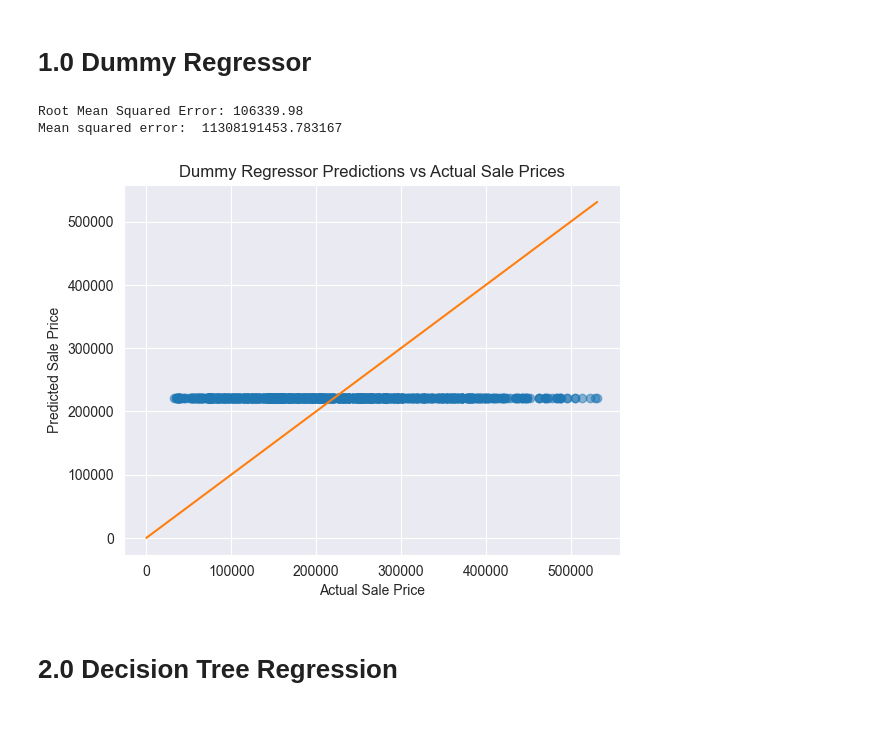
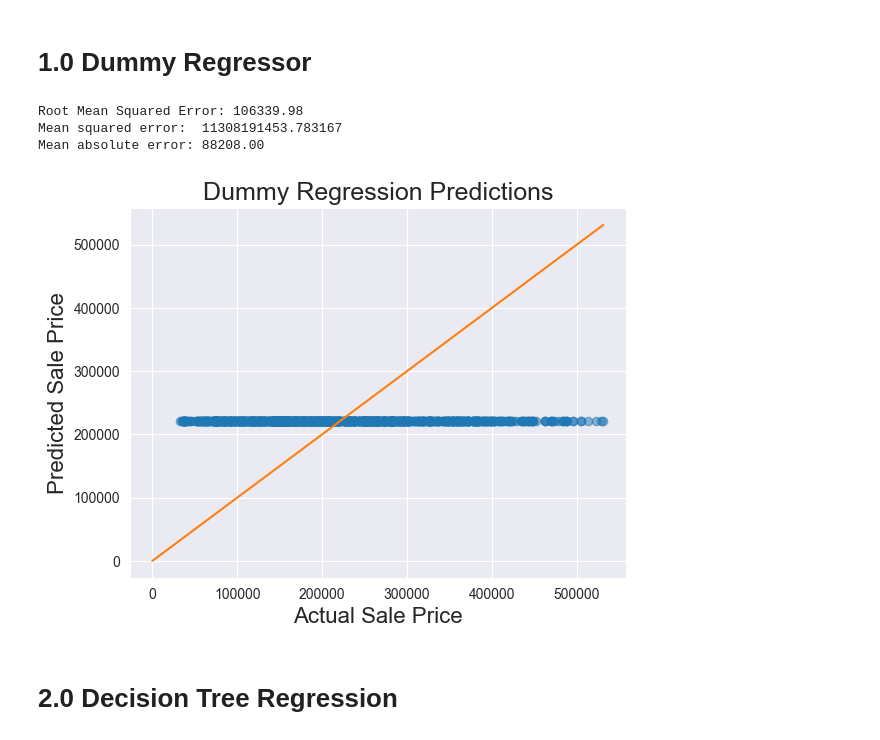
Before and after one commit to MJ-Peters/INAI-Property-Value-Prediction-Coursework, a Jupyter notebook: Coursework Question One.ipynb, the cells around one changed output. Drawn from its saved outputs; the diff is of its cells as text; code cells hidden in the pictures.

```diff
--- a/Coursework Question One.ipynb
+++ b/Coursework Question One.ipynb
@@ -93,28 +93,31 @@ dummy_y_pred = dummy_regressor.predict(x_test)
 # Evaluating the model using mean squared error and root mean squared error
 dummy_mse = mean_squared_error(y_test, dummy_y_pred)
 dummy_rmse = np.sqrt(dummy_mse)
+dummy_mae = mean_absolute_error(y_test, dummy_y_pred)
 
 print("Root Mean Squared Error: {:.2f}".format(dummy_rmse))
 print("Mean squared error: ", dummy_mse)
+print("Mean absolute error: {:.2f}".format(dummy_mae))
 # %% [output]
 Root Mean Squared Error: 106339.98
 Mean squared error:  11308191453.783167
+Mean absolute error: 88208.00
 # %%
 # Scatter plot for predicted vs actual sale prices
 plt.scatter(y_test, dummy_y_pred, alpha=0.5, c="tab:blue")
 
 # Labels and title
-plt.xlabel("Actual Sale Price")
-plt.ylabel("Predicted Sale Price")
-plt.title("Dummy Regressor Predictions vs Actual Sale Prices")
+plt.xlabel("Actual Sale Price", fontsize=16)
+plt.ylabel("Predicted Sale Price", fontsize=16)
+plt.title("Dummy Regression Predictions", fontsize=18)
 
 # Diagonal line for reference, close to the line = accurate
 plt.plot([0, max(y_test)], [0, max(y_test)], "-", color="tab:orange")
 
 # Show the plot
 plt.show()
 # %% [output]
-[figure, old version]
+[figure, new version]
 # %% [markdown]
 # 2.0 Decision Tree Regression
 # %%
```
Also changed, not shown: parts of 3 cells of this notebook.
